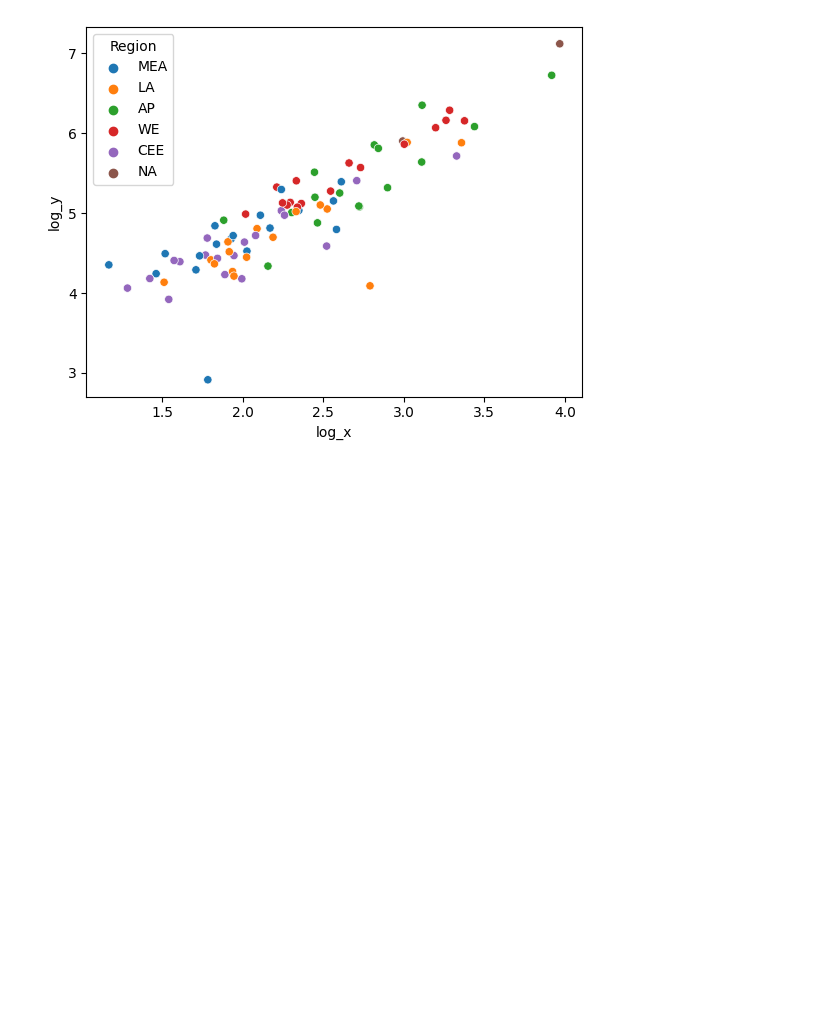
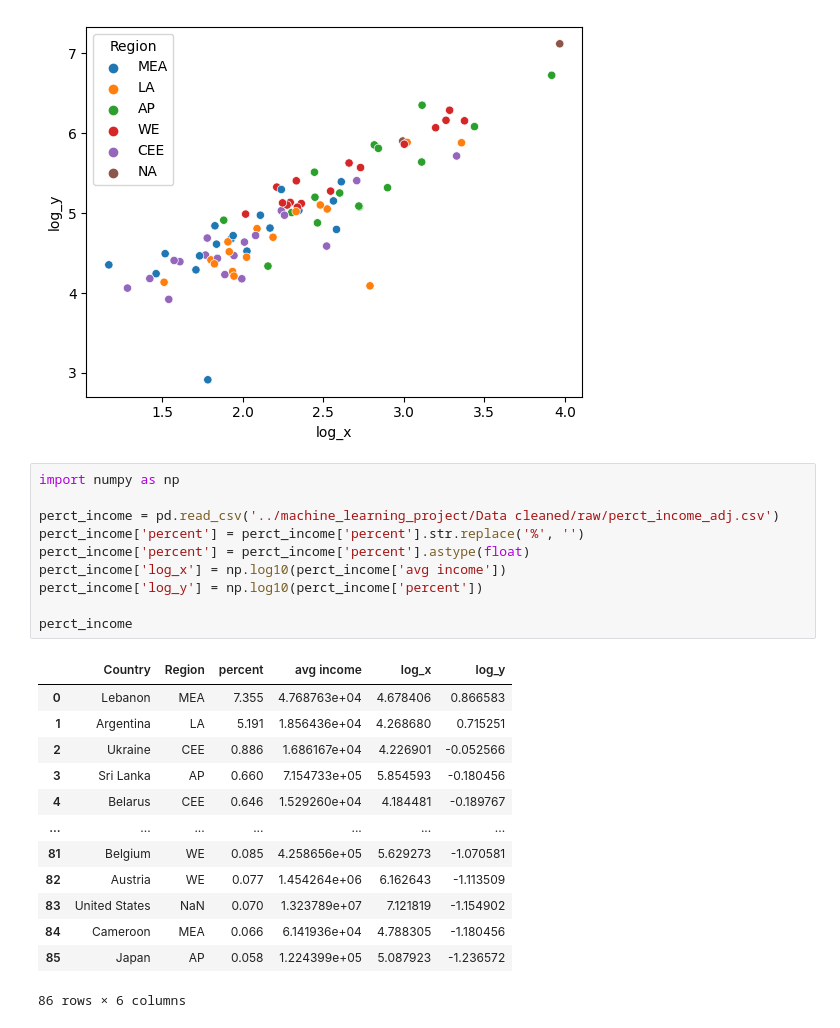
Before and after one commit to purachai-phonwisut/machine_learning_project, a Jupyter notebook: Bank.ipynb, the cells around one changed output. Saved outputs shown, nothing was run; the diff lists cells and outputs as text; blank space fills up the shorter version.

```diff
--- a/Bank.ipynb
+++ b/Bank.ipynb
@@ -248,3 +258,27 @@ sns.scatterplot(x = avg_usg_inc['log_x'], y =avg_usg_inc['log_y'], hue = avg_usg
 # %% [output]
 <Axes: xlabel='log_x', ylabel='log_y'>
 [figure]
+# %%
+import numpy as np
+
+perct_income = pd.read_csv('../machine_learning_project/Data cleaned/raw/perct_income_adj.csv')
+perct_income['percent'] = perct_income['percent'].str.replace('%', '')
+perct_income['percent'] = perct_income['percent'].astype(float)
+perct_income['log_x'] = np.log10(perct_income['avg income'])
+perct_income['log_y'] = np.log10(perct_income['percent'])
+
+perct_income
+# %% [output]
+|  | Country | Region | percent | avg income | log_x | log_y |
+| 0 | Lebanon | MEA | 7.355 | 4.768763e+04 | 4.678406 | 0.866583 |
+| 1 | Argentina | LA | 5.191 | 1.856436e+04 | 4.268680 | 0.715251 |
+| 2 | Ukraine | CEE | 0.886 | 1.686167e+04 | 4.226901 | -0.052566 |
+| 3 | Sri Lanka | AP | 0.660 | 7.154733e+05 | 5.854593 | -0.180456 |
+| 4 | Belarus | CEE | 0.646 | 1.529260e+04 | 4.184481 | -0.189767 |
+| ... | ... | ... | ... | ... | ... | ... |
+| 81 | Belgium | WE | 0.085 | 4.258656e+05 | 5.629273 | -1.070581 |
+| 82 | Austria | WE | 0.077 | 1.454264e+06 | 6.162643 | -1.113509 |
+| 83 | United States | NaN | 0.070 | 1.323789e+07 | 7.121819 | -1.154902 |
+| 84 | Cameroon | MEA | 0.066 | 6.141936e+04 | 4.788305 | -1.180456 |
+| 85 | Japan | AP | 0.058 | 1.224399e+05 | 5.087923 | -1.236572 |
+86 rows × 6 columns
```
Also changed, not shown: parts of 15 cells of this notebook, 3 other files.
